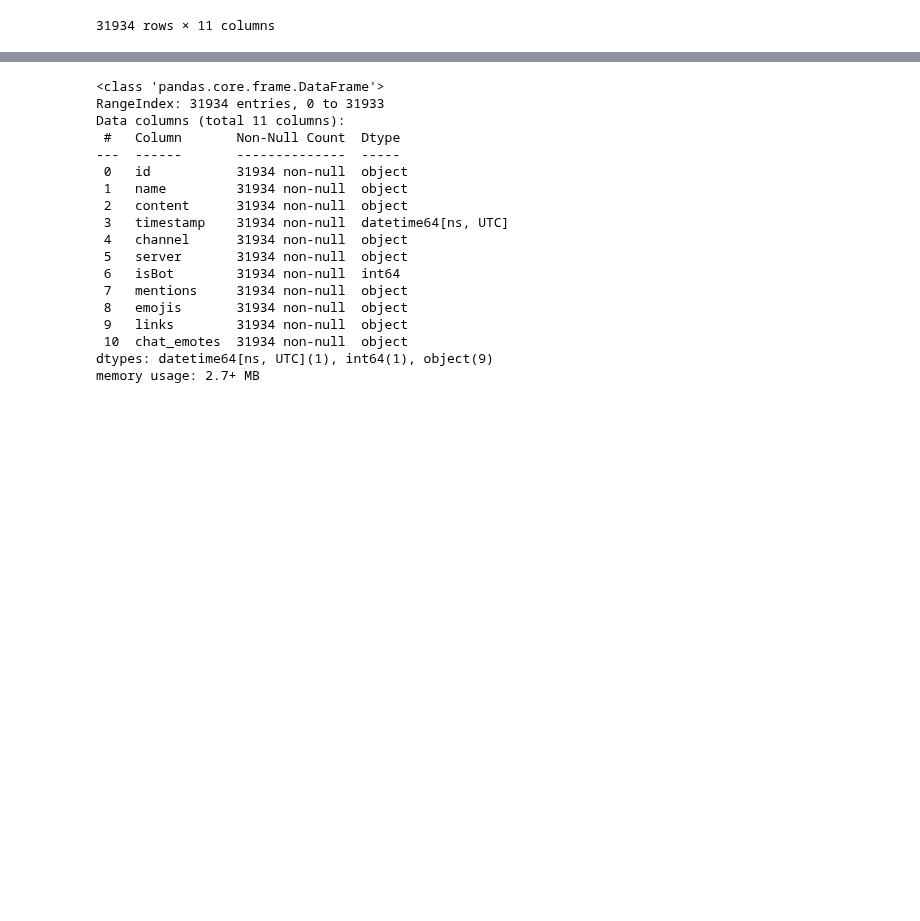
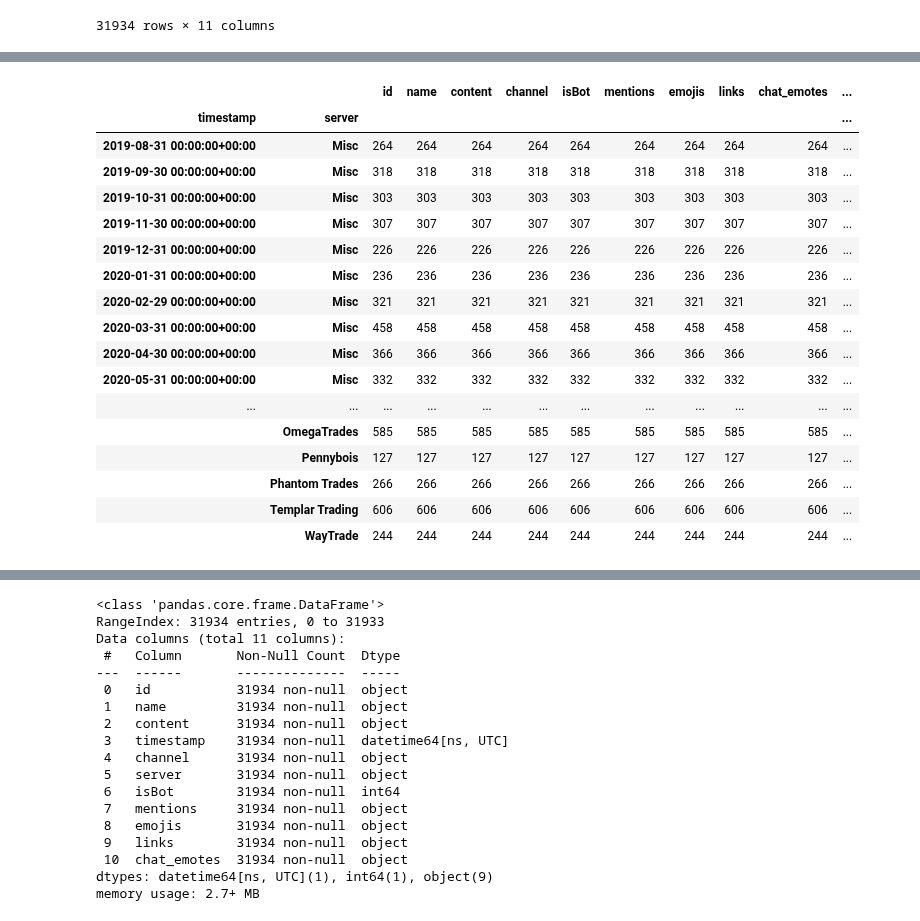
Before and after one commit to kyle-rgb/Discord_Project, a Jupyter notebook: notebooks/Data_Cleaning.ipynb, the cells around one changed output, grey strips where cells are left out. Saved outputs shown, nothing was run; the diff lists cells and outputs as text; code cells hidden in the pictures; blank space fills up the shorter version.

```diff
--- a/notebooks/Data_Cleaning.ipynb
+++ b/notebooks/Data_Cleaning.ipynb
@@ -1041,0 +1057,11 @@ total_df_w_new_cols.to_sql("comments", con="sqlite:///../data/interim/discord/di
+# %%
+token_df = token_df[lambda x: x.isBot == 0]
+# %%
+def clean_comment(comment):
+    comment = re.sub("|".join([x for x in [userIdCatcher, discord_emote_regex, url_regex]]), "", comment)
+    comment = re.sub(contract_regex, "", comment)
+    comment = re.sub(emoji_regex, "", comment)
+    comment = re.sub(punc_regex, " ", comment)
+    return comment.replace("\n", " ").lower()
+# %%
+token_df = token_df.assign(for_tokenizer = lambda x: x.content.apply(clean_comment)).reset_index(drop=True)
@@ -1041,0 +1347,23 @@ total_df_w_new_cols.to_sql("comments", con="sqlite:///../data/interim/discord/di
+# %%
+token_df.timestamp = pd.to_datetime(token_df.timestamp)
+# %%
+token_df.groupby([pd.Grouper(key="timestamp", freq="M"), "server"]).count()
+# %% [output]
+|  |  | id | name | content | channel | isBot | mentions | emojis | links | chat_emotes | ... |
+| timestamp | server |  |  |  |  |  |  |  |  |  | ... |
+| 2019-08-31 00:00:00+00:00 | Misc | 264 | 264 | 264 | 264 | 264 | 264 | 264 | 264 | 264 | ... |
+| 2019-09-30 00:00:00+00:00 | Misc | 318 | 318 | 318 | 318 | 318 | 318 | 318 | 318 | 318 | ... |
+| 2019-10-31 00:00:00+00:00 | Misc | 303 | 303 | 303 | 303 | 303 | 303 | 303 | 303 | 303 | ... |
+| 2019-11-30 00:00:00+00:00 | Misc | 307 | 307 | 307 | 307 | 307 | 307 | 307 | 307 | 307 | ... |
+| 2019-12-31 00:00:00+00:00 | Misc | 226 | 226 | 226 | 226 | 226 | 226 | 226 | 226 | 226 | ... |
+| 2020-01-31 00:00:00+00:00 | Misc | 236 | 236 | 236 | 236 | 236 | 236 | 236 | 236 | 236 | ... |
+| 2020-02-29 00:00:00+00:00 | Misc | 321 | 321 | 321 | 321 | 321 | 321 | 321 | 321 | 321 | ... |
+| 2020-03-31 00:00:00+00:00 | Misc | 458 | 458 | 458 | 458 | 458 | 458 | 458 | 458 | 458 | ... |
+| 2020-04-30 00:00:00+00:00 | Misc | 366 | 366 | 366 | 366 | 366 | 366 | 366 | 366 | 366 | ... |
+| 2020-05-31 00:00:00+00:00 | Misc | 332 | 332 | 332 | 332 | 332 | 332 | 332 | 332 | 332 | ... |
+| ... | ... | ... | ... | ... | ... | ... | ... | ... | ... | ... | ... |
+|  | OmegaTrades | 585 | 585 | 585 | 585 | 585 | 585 | 585 | 585 | 585 | ... |
+|  | Pennybois | 127 | 127 | 127 | 127 | 127 | 127 | 127 | 127 | 127 | ... |
+|  | Phantom Trades | 266 | 266 | 266 | 266 | 266 | 266 | 266 | 266 | 266 | ... |
+|  | Templar Trading | 606 | 606 | 606 | 606 | 606 | 606 | 606 | 606 | 606 | ... |
+|  | WayTrade | 244 | 244 | 244 | 244 | 244 | 244 | 244 | 244 | 244 | ... |
```
Also changed, not shown: parts of 60 cells of this notebook.
